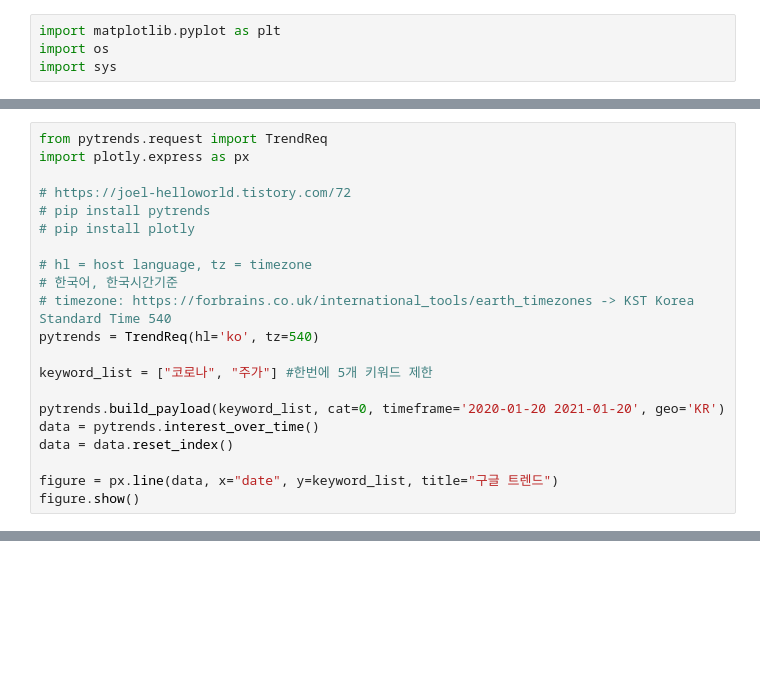
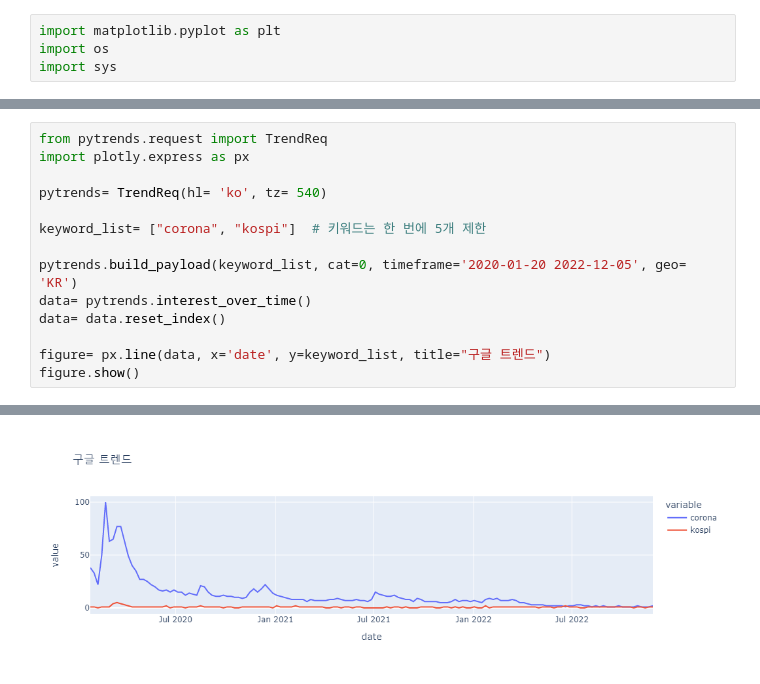
Before and after one commit to leeAnalyst/KOSPI-Prj, a Jupyter notebook: 01_구글트렌드/01.GoogleTrend.ipynb, the cells around one changed output, grey strips where cells are left out. Drawn from its saved outputs; the diff is of its cells as text; blank space fills up the shorter version.

```diff
--- a/01_구글트렌드/01.GoogleTrend.ipynb
+++ b/01_구글트렌드/01.GoogleTrend.ipynb
@@ -171,21 +62,14 @@ figure.show()
 from pytrends.request import TrendReq
 import plotly.express as px
 
-# https://joel-helloworld.tistory.com/72
-# pip install pytrends
-# pip install plotly
+pytrends= TrendReq(hl= 'ko', tz= 540)
 
-# hl = host language, tz = timezone
-# 한국어, 한국시간기준
-# timezone: https://forbrains.co.uk/international_tools/earth_timezones -> KST Korea Standard Time 540
-pytrends = TrendReq(hl='ko', tz=540)
+keyword_list= ["corona", "kospi"]  # 키워드는 한 번에 5개 제한
 
-keyword_list = ["코로나", "주가"] #한번에 5개 키워드 제한
+pytrends.build_payload(keyword_list, cat=0, timeframe='2020-01-20 2022-12-05', geo= 'KR')
+data= pytrends.interest_over_time()
+data= data.reset_index()
 
-pytrends.build_payload(keyword_list, cat=0, timeframe='2020-01-20 2021-01-20', geo='KR')
-data = pytrends.interest_over_time()
-data = data.reset_index()
-
-figure = px.line(data, x="date", y=keyword_list, title="구글 트렌드")
+figure= px.line(data, x='date', y=keyword_list, title="구글 트렌드")
 figure.show()
 # %% [output]
@@ -192,0 +76 @@ figure.show()
+[figure, added]
```
Also changed, not shown: parts of 13 cells of this notebook.
